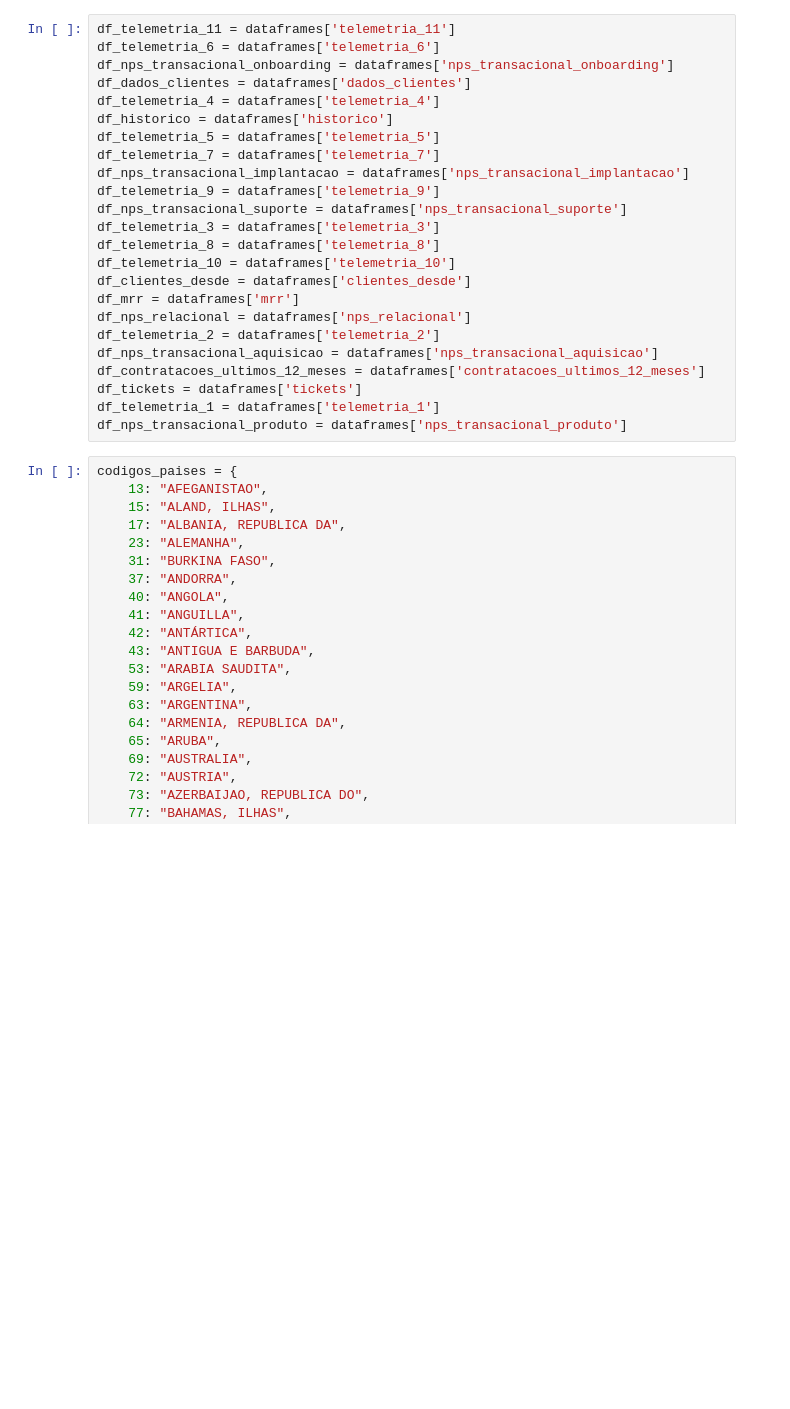
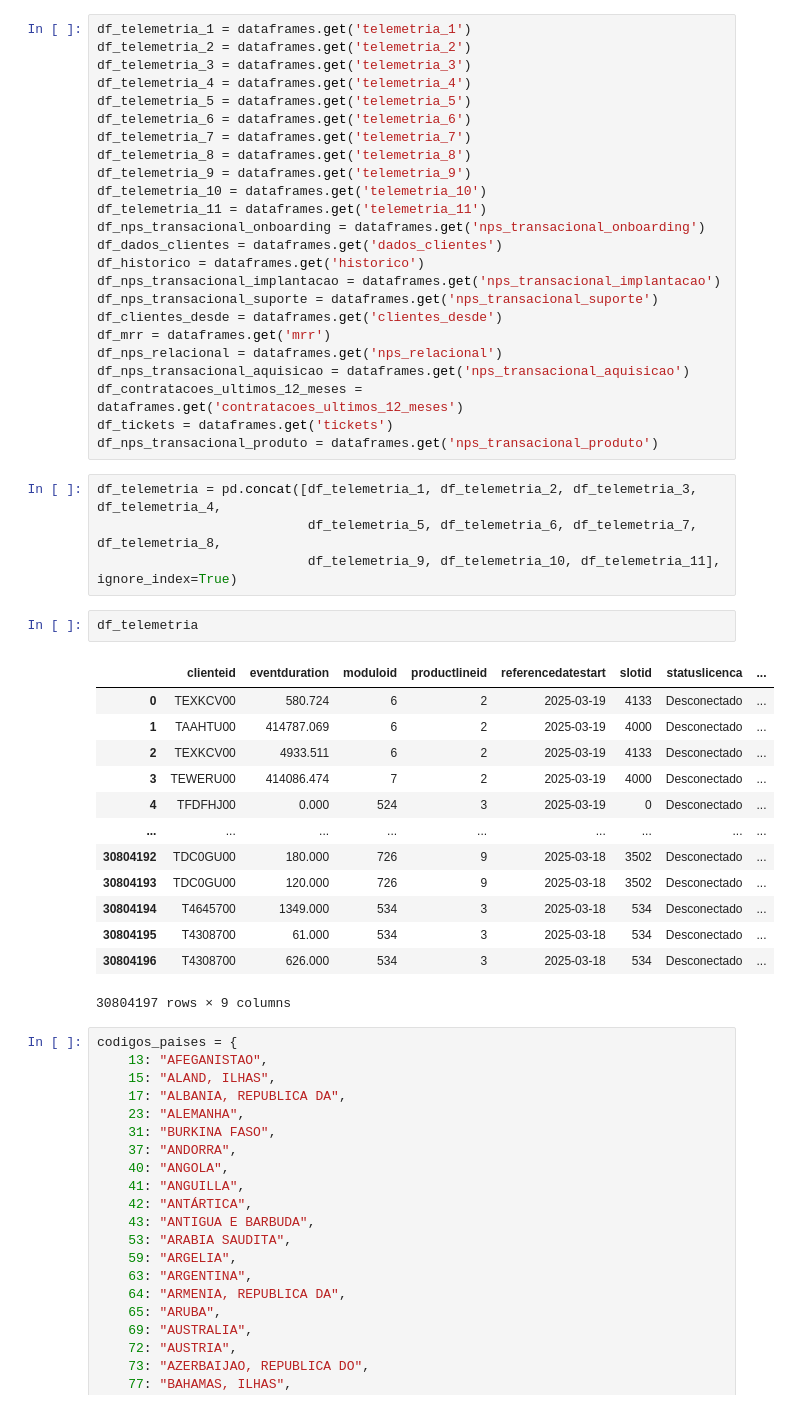
Before and after one commit to fiap-datascience/arcana, a Jupyter notebook: notebooks/analise_exploratoria.ipynb, the cells around one changed output. Cells and saved outputs as stored; diff of their text form; blank space fills up the shorter version.

```diff
--- a/notebooks/analise_exploratoria.ipynb
+++ b/notebooks/analise_exploratoria.ipynb
@@ -29,27 +86,47 @@ for file in os.listdir(dados):
 # %%
-df_telemetria_11 = dataframes['telemetria_11']
-df_telemetria_6 = dataframes['telemetria_6']
-df_nps_transacional_onboarding = dataframes['nps_transacional_onboarding']
-df_dados_clientes = dataframes['dados_clientes']
-df_telemetria_4 = dataframes['telemetria_4']
-df_historico = dataframes['historico']
-df_telemetria_5 = dataframes['telemetria_5']
-df_telemetria_7 = dataframes['telemetria_7']
-df_nps_transacional_implantacao = dataframes['nps_transacional_implantacao']
-df_telemetria_9 = dataframes['telemetria_9']
-df_nps_transacional_suporte = dataframes['nps_transacional_suporte']
-df_telemetria_3 = dataframes['telemetria_3']
-df_telemetria_8 = dataframes['telemetria_8']
-df_telemetria_10 = dataframes['telemetria_10']
-df_clientes_desde = dataframes['clientes_desde']
-df_mrr = dataframes['mrr']
-df_nps_relacional = dataframes['nps_relacional']
-df_telemetria_2 = dataframes['telemetria_2']
-df_nps_transacional_aquisicao = dataframes['nps_transacional_aquisicao']
-df_contratacoes_ultimos_12_meses = dataframes['contratacoes_ultimos_12_meses']
-df_tickets = dataframes['tickets']
-df_telemetria_1 = dataframes['telemetria_1']
-df_nps_transacional_produto = dataframes['nps_transacional_produto']
+df_telemetria_1 = dataframes.get('telemetria_1')
+df_telemetria_2 = dataframes.get('telemetria_2')
+df_telemetria_3 = dataframes.get('telemetria_3')
+df_telemetria_4 = dataframes.get('telemetria_4')
+df_telemetria_5 = dataframes.get('telemetria_5')
+df_telemetria_6 = dataframes.get('telemetria_6')
+df_telemetria_7 = dataframes.get('telemetria_7')
+df_telemetria_8 = dataframes.get('telemetria_8')
+df_telemetria_9 = dataframes.get('telemetria_9')
+df_telemetria_10 = dataframes.get('telemetria_10')
+df_telemetria_11 = dataframes.get('telemetria_11')
+df_nps_transacional_onboarding = dataframes.get('nps_transacional_onboarding')
+df_dados_clientes = dataframes.get('dados_clientes')
+df_historico = dataframes.get('historico')
+df_nps_transacional_implantacao = dataframes.get('nps_transacional_implantacao')
+df_nps_transacional_suporte = dataframes.get('nps_transacional_suporte')
+df_clientes_desde = dataframes.get('clientes_desde')
+df_mrr = dataframes.get('mrr')
+df_nps_relacional = dataframes.get('nps_relacional')
+df_nps_transacional_aquisicao = dataframes.get('nps_transacional_aquisicao')
+df_contratacoes_ultimos_12_meses = dataframes.get('contratacoes_ultimos_12_meses')
+df_tickets = dataframes.get('tickets')
+df_nps_transacional_produto = dataframes.get('nps_transacional_produto')
+# %%
+df_telemetria = pd.concat([df_telemetria_1, df_telemetria_2, df_telemetria_3, df_telemetria_4,
+                           df_telemetria_5, df_telemetria_6, df_telemetria_7, df_telemetria_8,
+                           df_telemetria_9, df_telemetria_10, df_telemetria_11], ignore_index=True)
+# %%
+df_telemetria
+# %% [output]
+|  | clienteid | eventduration | moduloid | productlineid | referencedatestart | slotid | statuslicenca | ... |
+| 0 | TEXKCV00 | 580.724 | 6 | 2 | 2025-03-19 | 4133 | Desconectado | ... |
+| 1 | TAAHTU00 | 414787.069 | 6 | 2 | 2025-03-19 | 4000 | Desconectado | ... |
+| 2 | TEXKCV00 | 4933.511 | 6 | 2 | 2025-03-19 | 4133 | Desconectado | ... |
+| 3 | TEWERU00 | 414086.474 | 7 | 2 | 2025-03-19 | 4000 | Desconectado | ... |
+| 4 | TFDFHJ00 | 0.000 | 524 | 3 | 2025-03-19 | 0 | Desconectado | ... |
+| ... | ... | ... | ... | ... | ... | ... | ... | ... |
+| 30804192 | TDC0GU00 | 180.000 | 726 | 9 | 2025-03-18 | 3502 | Desconectado | ... |
+| 30804193 | TDC0GU00 | 120.000 | 726 | 9 | 2025-03-18 | 3502 | Desconectado | ... |
+| 30804194 | T4645700 | 1349.000 | 534 | 3 | 2025-03-18 | 534 | Desconectado | ... |
+| 30804195 | T4308700 | 61.000 | 534 | 3 | 2025-03-18 | 534 | Desconectado | ... |
+| 30804196 | T4308700 | 626.000 | 534 | 3 | 2025-03-18 | 534 | Desconectado | ... |
+30804197 rows × 9 columns
 # %%
 codigos_paises = {
     13: "AFEGANISTAO",
```
Also changed, not shown: parts of 8 cells of this notebook, 2 other files.
